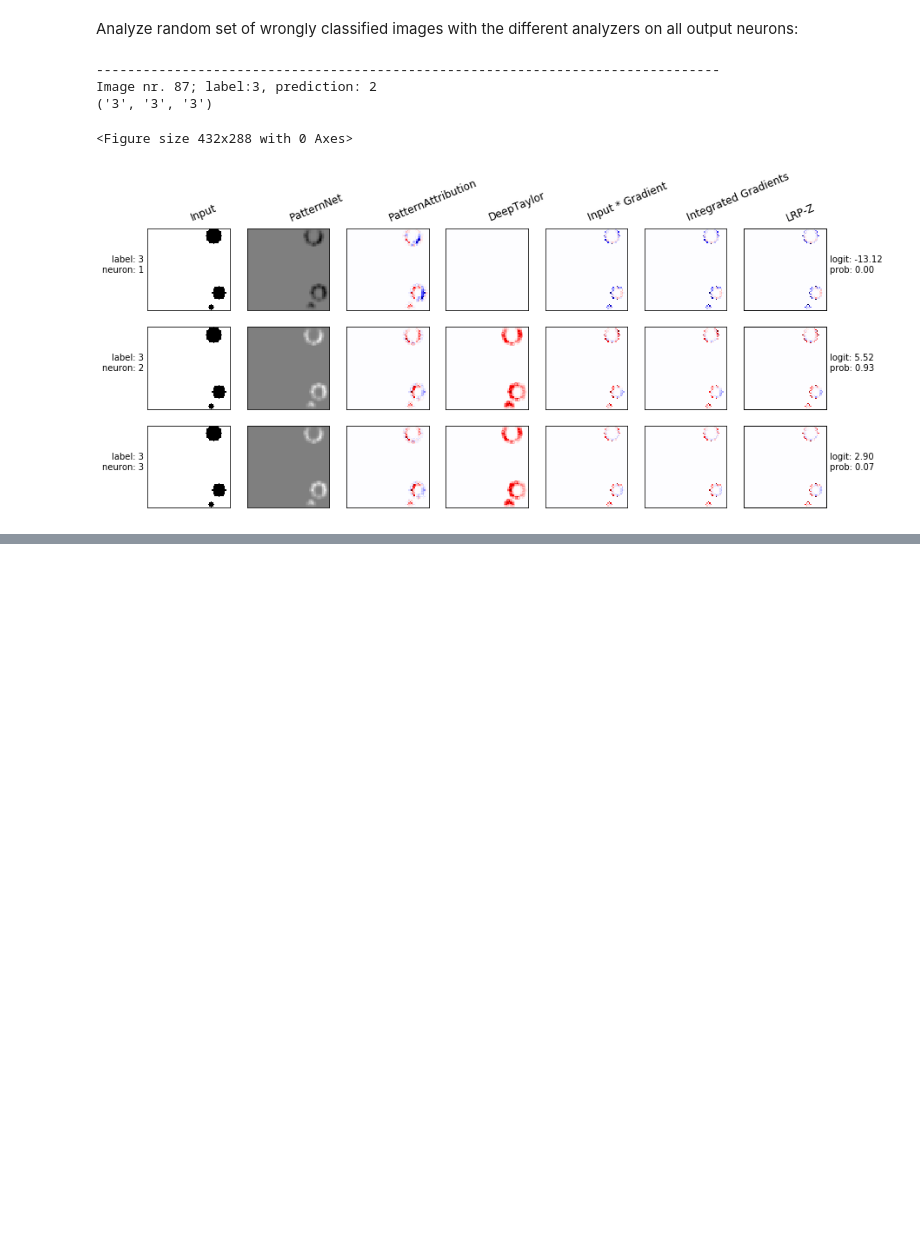
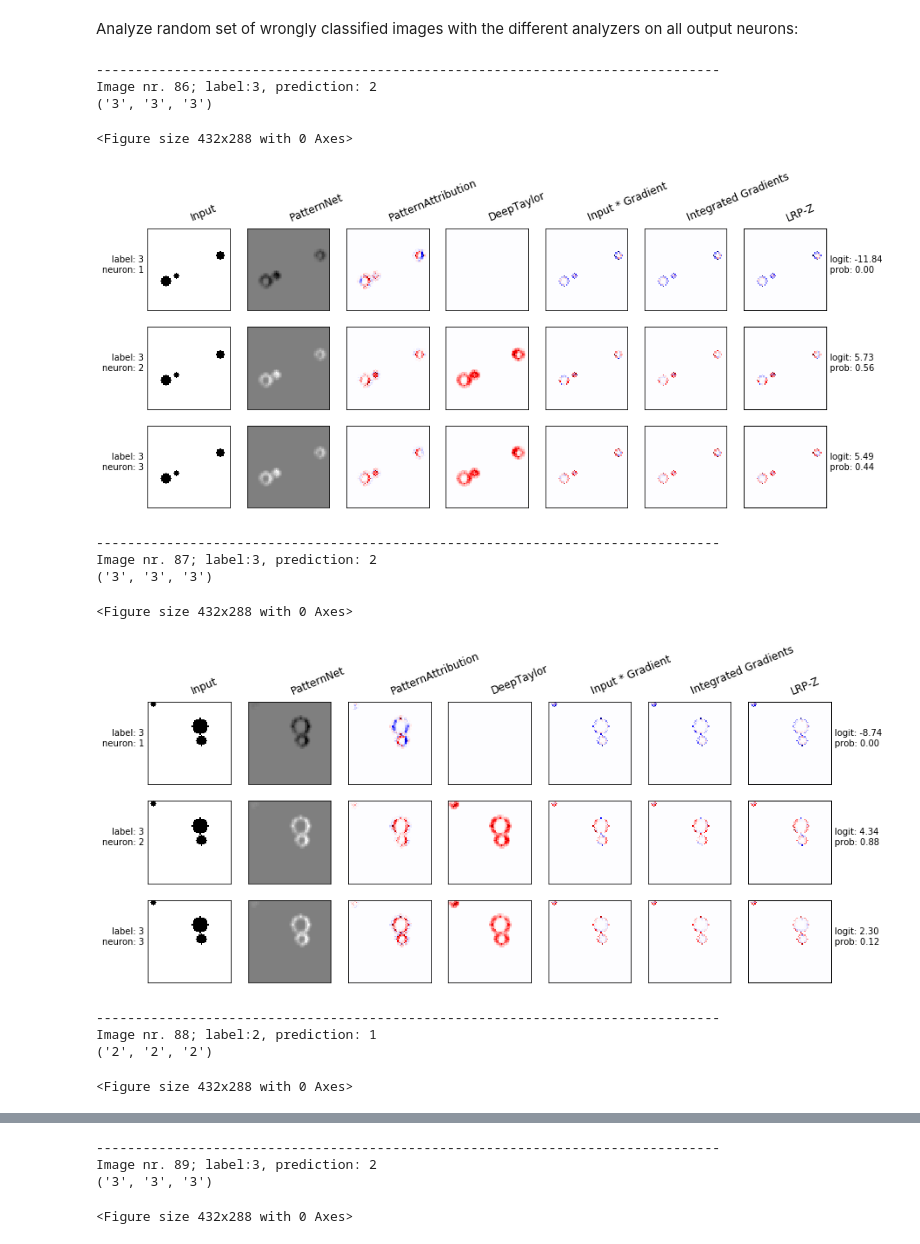
Before and after one commit to NLeSC/XAI, a Jupyter notebook: Software/CNNcountDemo/Model1VarDataset1VarManyImagesSomeMethods.ipynb, the cells around one changed output, grey strips where cells are left out. Saved outputs shown, nothing was run; the diff lists cells and outputs as text; code cells hidden in the pictures; blank space fills up the shorter version.

Commit message:
issue #58: heatmap for some missclassified images

```diff
--- a/Software/CNNcountDemo/Model1VarDataset1VarManyImagesSomeMethods.ipynb
+++ b/Software/CNNcountDemo/Model1VarDataset1VarManyImagesSomeMethods.ipynb
@@ -336,10 +336,10 @@ Image nr. 522; prediction: 2
 Analyze random set of wrongly classified images with the different analyzers on all output neurons:
 # %%
 nim = len(indices_wrong)
-ntim = 5
+ntim = 10
 ind = int(np.random.randint(1,nim-ntim))
 
-test_images = list(zip(images_test[indices_wrong[0:ind+ntim]],
+test_images = list(zip(images_test[indices_wrong[ind:ind+ntim]],
                        numerical_labels_test[indices_wrong[ind:ind+ntim]]-1))
 label_to_class_name = [str(i+1) for i in range(num_classes)]
 
@@ -374,32 +374,41 @@ for image_nr, (x, y) in enumerate(test_images):
             a = methods[aidx][2](a)
             # Store the analysis.
             analysis[ii, aidx] = a[0]
 
     print("-"*80)
     print("Image nr. {}; label:{}, prediction: {} ".format(ind+image_nr, y+1, y_hat+1))
     # Prepare the grid as rectengular list
     grid = [[analysis[i, j] for j in range(analysis.shape[1])]
             for i in range(analysis.shape[0])]
     # Prepare the labels
     label, presm, prob, pred = zip(*text)
     print(label)
     row_labels_left = [('label: {}'.format(label[i]), 'neuron: {}'.format(pred[i])) for i in range(len(label))]
    # row_labels_right = []
     row_labels_right = [('logit: {}'.format(presm[i]), 'prob: {}'.format(prob[i])) for i in range(len(label))]
     col_labels = [''.join(method[3]) for method in methods]
 
     # Plot the analysis.
     file_name = os.environ.get("PLOTFILENAME", None)
    # print(file_name)
     if file_name is not None:
         file_name = ".".join(file_name.split(".")[:-1])+("_%i" % output_neuron)+file_name.split(".")[-1]
     n_rows = len(grid)
     n_cols = len(grid[0])
     figsize = (2*n_cols, 2*(n_rows+1))
     eutils.plot_image_grid(grid, row_labels_left, row_labels_right, col_labels, figsize=figsize, file_name=file_name)
 # %% [output]
 --------------------------------------------------------------------------------
-Image nr. 87; label:3, prediction: 2
+Image nr. 86; label:3, prediction: 2
 ('3', '3', '3')
 <Figure size 432x288 with 0 Axes>
-[figure, old version]
+[figure, new version]
+--------------------------------------------------------------------------------
+Image nr. 87; label:3, prediction: 2
+('3', '3', '3')
+<Figure size 432x288 with 0 Axes>
+[figure, added]
+--------------------------------------------------------------------------------
+Image nr. 88; label:2, prediction: 1
+('2', '2', '2')
+<Figure size 432x288 with 0 Axes>
@@ -405,0 +416,4 @@ Image nr. 87; label:3, prediction: 2
+--------------------------------------------------------------------------------
+Image nr. 89; label:3, prediction: 2
+('3', '3', '3')
+<Figure size 432x288 with 0 Axes>
```
Also changed, not shown: parts of 1 cell of this notebook.
